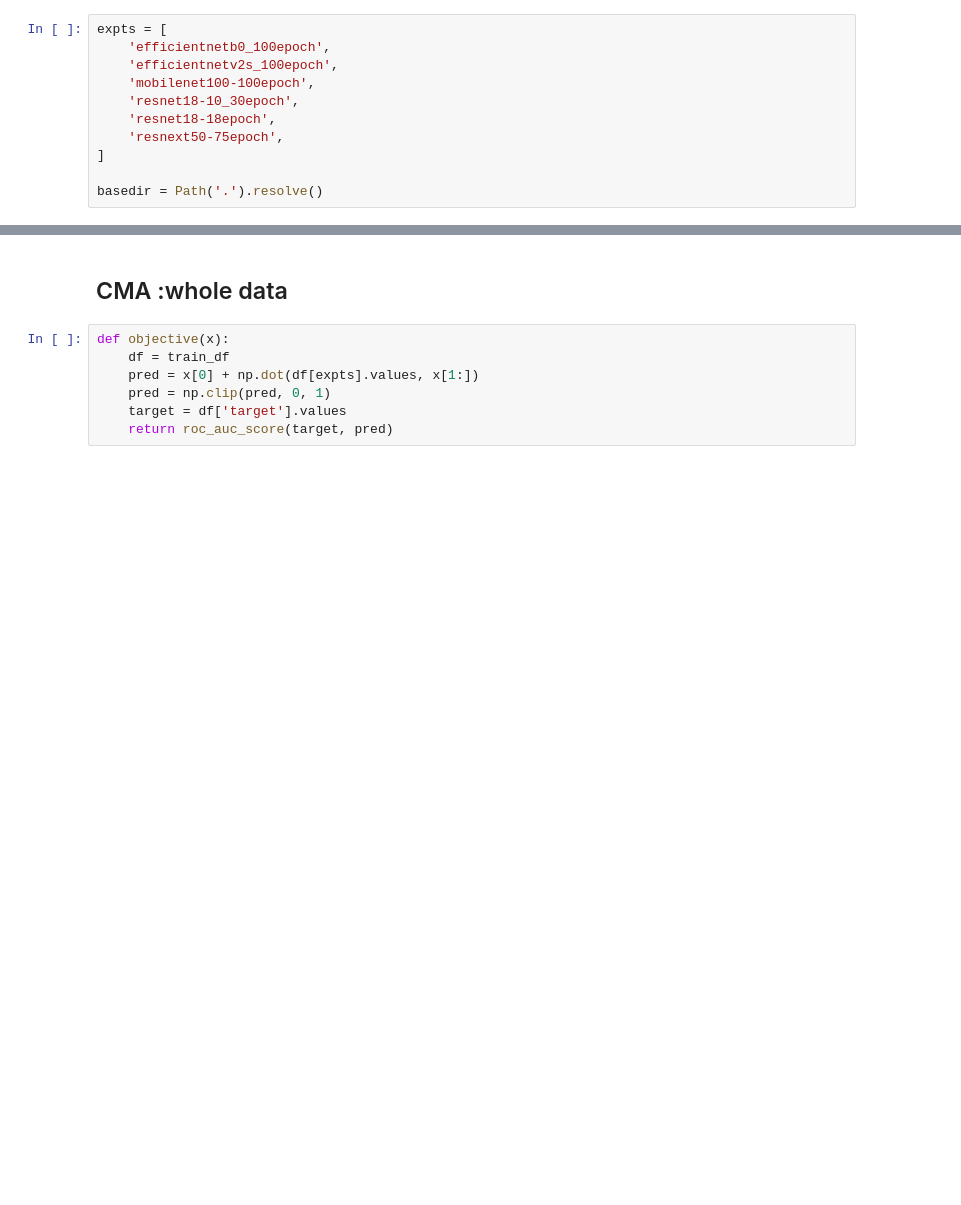
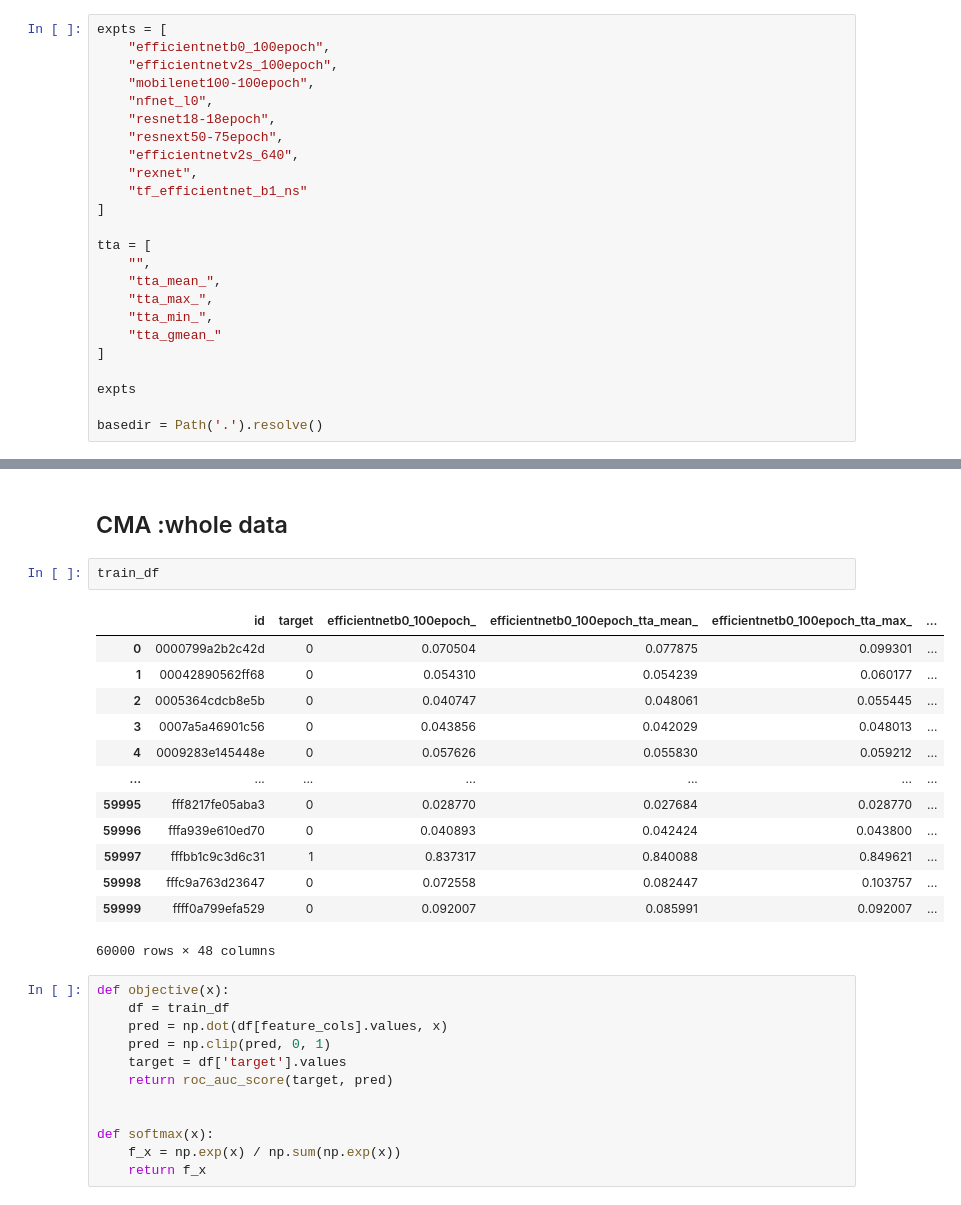
Before and after one commit to yamaguchi-milkcocholate/SETI, a Jupyter notebook: notebooks/ensemble.ipynb, the cells around one changed output, grey strips where cells are left out. Saved outputs shown, nothing was run; the diff lists cells and outputs as text; blank space fills up the shorter version.

```diff
--- a/notebooks/ensemble.ipynb
+++ b/notebooks/ensemble.ipynb
@@ -8,14 +8,27 @@ from pathlib import Path
 from matplotlib import pyplot as plt
 # %%
 expts = [
-    'efficientnetb0_100epoch',
-    'efficientnetv2s_100epoch',
-    'mobilenet100-100epoch',
-    'resnet18-10_30epoch',
-    'resnet18-18epoch',
-    'resnext50-75epoch',
+    "efficientnetb0_100epoch",
+    "efficientnetv2s_100epoch",
+    "mobilenet100-100epoch",
+    "nfnet_l0",
+    "resnet18-18epoch",
+    "resnext50-75epoch",
+    "efficientnetv2s_640",
+    "rexnet",
+    "tf_efficientnet_b1_ns"
 ]
 
+tta = [
+    "",
+    "tta_mean_",
+    "tta_max_",
+    "tta_min_",
+    "tta_gmean_"
+]
+
+expts
+
 basedir = Path('.').resolve()
 # %%
 # read oof
@@ -101,11 +131,32 @@ submission_df.head()
 submission_df.to_csv('submission.csv', index=False)
 # %% [markdown]
 ## CMA :whole data
+# %%
+train_df
+# %% [output]
+|  | id | target | efficientnetb0_100epoch_ | efficientnetb0_100epoch_tta_mean_ | efficientnetb0_100epoch_tta_max_ | ... |
+| 0 | 0000799a2b2c42d | 0 | 0.070504 | 0.077875 | 0.099301 | ... |
+| 1 | 00042890562ff68 | 0 | 0.054310 | 0.054239 | 0.060177 | ... |
+| 2 | 0005364cdcb8e5b | 0 | 0.040747 | 0.048061 | 0.055445 | ... |
+| 3 | 0007a5a46901c56 | 0 | 0.043856 | 0.042029 | 0.048013 | ... |
+| 4 | 0009283e145448e | 0 | 0.057626 | 0.055830 | 0.059212 | ... |
+| ... | ... | ... | ... | ... | ... | ... |
+| 59995 | fff8217fe05aba3 | 0 | 0.028770 | 0.027684 | 0.028770 | ... |
+| 59996 | fffa939e610ed70 | 0 | 0.040893 | 0.042424 | 0.043800 | ... |
+| 59997 | fffbb1c9c3d6c31 | 1 | 0.837317 | 0.840088 | 0.849621 | ... |
+| 59998 | fffc9a763d23647 | 0 | 0.072558 | 0.082447 | 0.103757 | ... |
+| 59999 | ffff0a799efa529 | 0 | 0.092007 | 0.085991 | 0.092007 | ... |
+60000 rows × 48 columns
 # %%
 def objective(x):
     df = train_df
-    pred = x[0] + np.dot(df[expts].values, x[1:])
+    pred = np.dot(df[feature_cols].values, x)
     pred = np.clip(pred, 0, 1)
     target = df['target'].values
     return roc_auc_score(target, pred)
+
+
+def softmax(x):
+    f_x = np.exp(x) / np.sum(np.exp(x))
+    return f_x
 # %%
```
Also changed, not shown: parts of 19 cells of this notebook.
